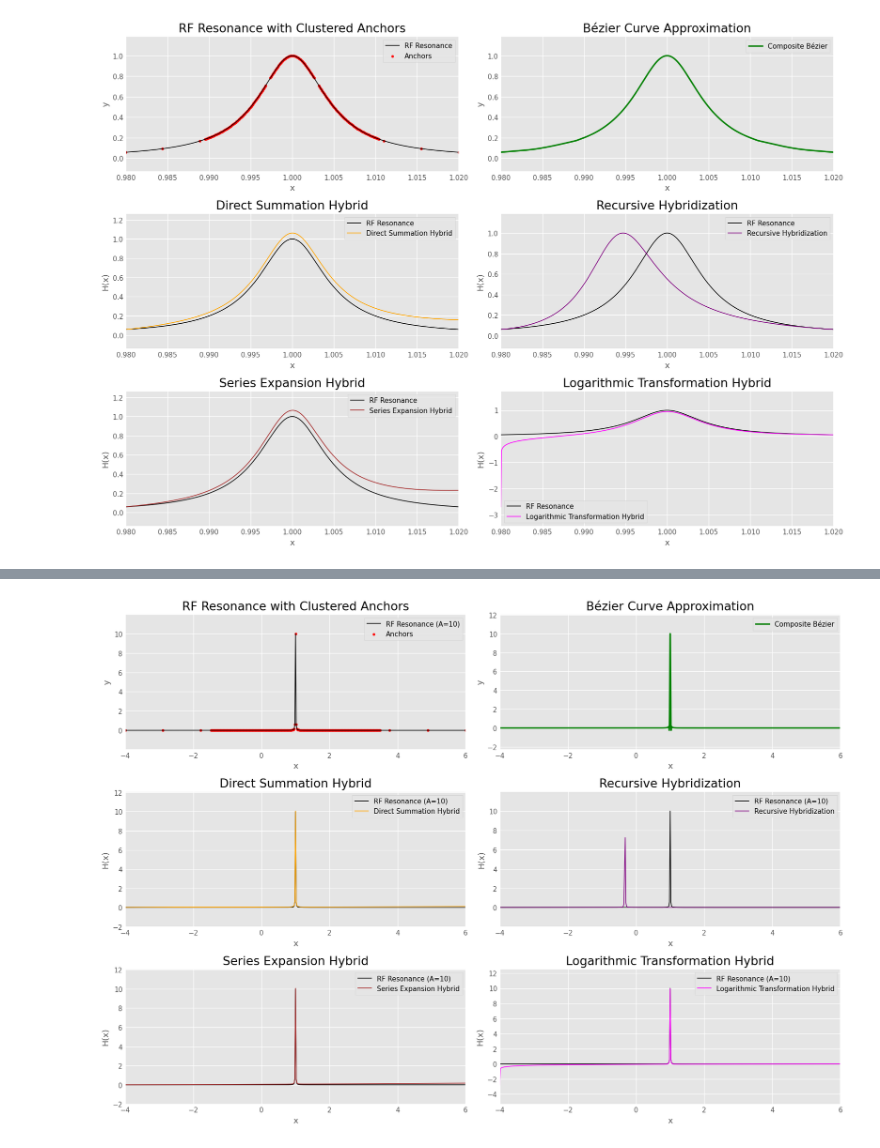
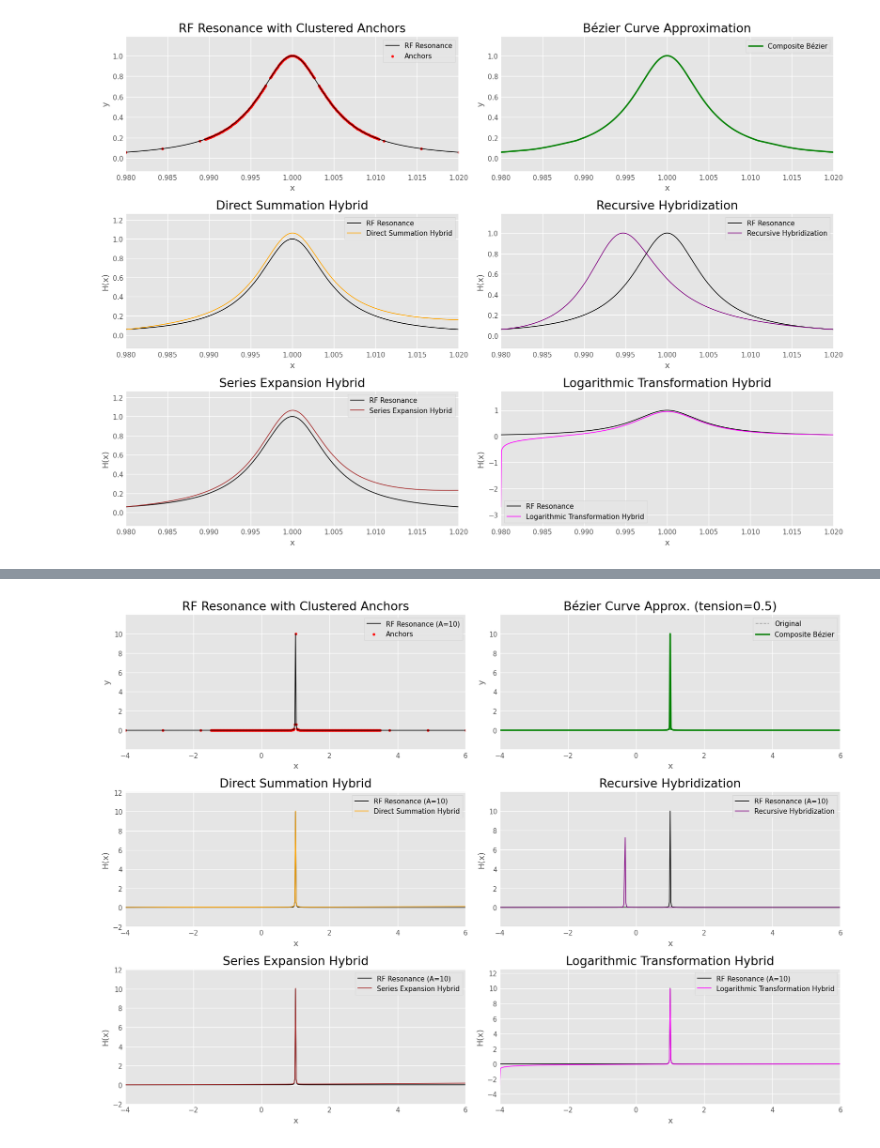
Before and after one commit to OJB-Quantum/Onri-Bezier-Approximation, a Jupyter notebook: Applied_Bezier_Curves_vs_Hybrid_Polynomial_Tetration.ipynb, the cells around one changed output, grey strips where cells are left out. Drawn from its saved outputs; the diff is of its cells as text; code cells hidden in the pictures.

```diff
--- a/Applied_Bezier_Curves_vs_Hybrid_Polynomial_Tetration.ipynb
+++ b/Applied_Bezier_Curves_vs_Hybrid_Polynomial_Tetration.ipynb
@@ -751,20 +806,13 @@ from scipy.interpolate import interp1d
 def rf_curve_narrow_base(x, A=10, x0=1, width=0.005):
     """
     Lorentzian function representing an RF resonance peak with a narrow base.
-
-    Equation:
-      y_RF(x) = A / [1 + ((x - x0)/width)^2]
-
-    Parameters:
-      A     = amplitude (peak height, default 10)
-      x0    = center of the peak (default 1)
-      width = half-width of the resonance (default 0.005)
+      y_RF(x) = A / [1 + ((x - x0)/width)**2]
     """
     return A / (1 + ((x - x0)/width)**2)
 
 # Generate x values over a range 10 units wide with the resonance peak at x0 = 1.
 x = np.linspace(-4, 6, 501)
-y = rf_curve_narrow_base(x)  # Here A=10 is used by default
+y = rf_curve_narrow_base(x)  # A=10, width=0.005
 
 # Normalize x to the range [0, 1] for anchor selection and interpolation.
 x_norm = (x - x.min()) / (x.max() - x.min())
@@ -774,9 +822,8 @@ x_norm = (x - x.min()) / (x.max() - x.min())
 # ----------------------------
 def get_clustered_anchor_indices(x, y, num_uniform=10, threshold_percentile=50):
     """
-    Select uniformly spaced anchor indices combined with extra indices
-    in regions where the absolute second derivative (approximate curvature)
-    exceeds the given percentile threshold.
+    Select uniformly spaced anchor indices plus extra indices
+    where absolute second derivative > the given percentile threshold.
     """
     uniform_indices = np.linspace(0, len(x) - 1, num=num_uniform, dtype=int)
     first_deriv = np.gradient(y, x)
@@ -812,40 +859,67 @@ def compute_derivatives(x, y):
 anchor_slopes = compute_derivatives(anchors_x, anchors_y)
 
 # ----------------------------
-# 4. Composite Cubic Bézier Curve from Anchors
+# 4. Composite Cubic Bézier Curve from Anchors (with a tension parameter)
 # ----------------------------
-def bezier_from_anchors(x, y, m, num_seg=50):
+def bezier_from_anchors(x, y, m, num_seg=50, tension=0.5):
     """
-    Construct a composite Bézier curve from anchor points.
-    Each segment is a cubic Bézier curve determined by endpoints and estimated slopes.
-    Returns the composite curve and a list of control points for each segment.
+    Construct a composite cubic Bézier curve from anchor points.
+
+    Each segment is determined by:
+      - endpoints  (P0, P3)
+      - slope at P0 (m0) and slope at P3 (m1)
+      - tension factor: 0 < tension <= 1
+        * tension < 1 shortens the handles, producing a 'tighter' curve.
+        * tension=1 corresponds to the traditional Hermite approach with dx/3.
+
+    Returns:
+      curve_x, curve_y = composite curve arrays
+      control_points_list = list of [P0, P1, P2, P3] for each segment
     """
     curve_x = []
     curve_y = []
     control_points_list = []
+
     n = len(x)
     for i in range(n - 1):
-        x0, y0, m0 = x[i], y[i], m[i]
+        x0, y0, m0 = x[i],   y[i],   m[i]
         x1, y1, m1 = x[i+1], y[i+1], m[i+1]
+
         dx = x1 - x0
-        # Define control points via a cubic Hermite formulation:
+
+        # We scale (dx/3) by the tension factor
+        handle_len = tension * (dx / 3.0)
+
+        # Control points P1, P2 use these "Hermite-like" formulas:
         P0 = np.array([x0, y0])
         P3 = np.array([x1, y1])
-        P1 = np.array([x0 + dx/3.0, y0 + (dx/3.0)*m0])
-        P2 = np.array([x1 - dx/3.0, y1 - (dx/3.0)*m1])
+        P1 = np.array([x0 + handle_len, y0 + handle_len * m0])
+        P2 = np.array([x1 - handle_len, y1 - handle_len * m1])
+
         control_points_list.append(np.array([P0, P1, P2, P3]))
-        t = np.linspace(0, 1, num_seg)
-        segment = (np.outer((1-t)**3, P0) +
-                   np.outer(3*(1-t)**2*t, P1) +
-                   np.outer(3*(1-t)*t**2, P2) +
-                   np.outer(t**3, P3))
+
+        # Evaluate this segment of the Bézier curve
+        tvals = np.linspace(0, 1, num_seg)
+        segment = ((1 - tvals)**3)[:,None]*P0 \
+                  + (3*(1 - tvals)**2 * tvals)[:,None]*P1 \
+                  + (3*(1 - tvals) * tvals**2)[:,None]*P2 \
+                  + (tvals**3)[:,None]*P3
+
+        # Avoid duplicating boundary points
         if i > 0:
-            segment = segment[1:]  # avoid duplicating endpoints
+            segment = segment[1:]
+
         curve_x.extend(segment[:,0])
         curve_y.extend(segment[:,1])
+
     return np.array(curve_x), np.array(curve_y), control_points_list
 
-bezier_x_norm, bezier_y, bezier_cps = bezier_from_anchors(anchors_x, anchors_y, anchor_slopes, num_seg=50)
+# Adjust tension here: try 0.3 .. 1.0
+bezier_x_norm, bezier_y, bezier_cps = bezier_from_anchors(anchors_x, anchors_y,
+                                                          anchor_slopes,
+                                                          num_seg=50,
+                                                          tension=0.5)
+
 # Map normalized x back to the original scale.
 bezier_x = bezier_x_norm * (x.max() - x.min()) + x.min()
 
@@ -860,7 +934,6 @@ orig_interp = interp1d(x_norm, y, kind='linear', fill_value="extrapolate")
 def tetration(x, m):
     """
     Compute iterated exponentiation (tetration) of x for m iterations.
-    This is a naive implementation.
     """
     result = np.copy(x)
     for _ in range(m - 1):
@@ -880,9 +953,9 @@ def tetration_series(x, m, n_terms=5):
 m_val = 3    # Tetration iterations
 c_val = 0.1  # Scaling coefficient for direct summation and series expansion
 d_val = 0.1  # Scaling coefficient for logarithmic transformation
-epsilon = 1e-12  # Small constant to avoid log(0)
+epsilon = 1e-12
 
-# Hybrid functions (using the original RF resonance as the reference)
+# Hybrid functions
 H_direct    = orig_interp(x_norm) + c_val * tetration(x_norm, m_val)
 H_recursive = orig_interp(tetration(x_norm, m_val))
 H_series    = orig_interp(x_norm) + c_val * tetration_series(x_norm, m_val)
@@ -902,12 +975,13 @@ plt.ylabel('y')
 plt.title('RF Resonance with Clustered Anchors')
 plt.legend()
 
-# (2) Composite Bézier Curve Approximation
+# (2) Composite Bézier Curve Approximation (with tension)
 plt.subplot(3, 2, 2)
+plt.plot(x, y, 'k--', alpha=0.3, label='Original')
 plt.plot(bezier_x, bezier_y, 'g-', linewidth=2, label='Composite Bézier')
 plt.xlabel('x')
 plt.ylabel('y')
-plt.title('Bézier Curve Approximation')
+plt.title('Bézier Curve Approx. (tension=0.5)')
 plt.legend()
 
 # (3) Direct Summation Hybrid
@@ -922,31 +996,31 @@ plt.legend()
 # (4) Recursive Hybridization
 plt.subplot(3, 2, 4)
 plt.plot(x, y, 'k-', label='RF Resonance (A=10)')
 plt.plot(x, H_recursive, 'purple', label='Recursive Hybridization')
 plt.xlabel('x')
 plt.ylabel('H(x)')
 plt.title('Recursive Hybridization')
 plt.legend()
 
 # (5) Series Expansion Hybrid
 plt.subplot(3, 2, 5)
 plt.plot(x, y, 'k-', label='RF Resonance (A=10)')
 plt.plot(x, H_series, 'brown', label='Series Expansion Hybrid')
 plt.xlabel('x')
 plt.ylabel('H(x)')
 plt.title('Series Expansion Hybrid')
 plt.legend()
 
 # (6) Logarithmic Transformation Hybrid
 plt.subplot(3, 2, 6)
 plt.plot(x, y, 'k-', label='RF Resonance (A=10)')
 plt.plot(x, H_log, 'magenta', label='Logarithmic Transformation Hybrid')
 plt.xlabel('x')
 plt.ylabel('H(x)')
 plt.title('Logarithmic Transformation Hybrid')
 plt.legend()
 
 plt.tight_layout()
 plt.show()
 # %% [output]
-[figure, old version]
+[figure, new version]
```
Also changed, not shown: parts of 2 cells of this notebook.
